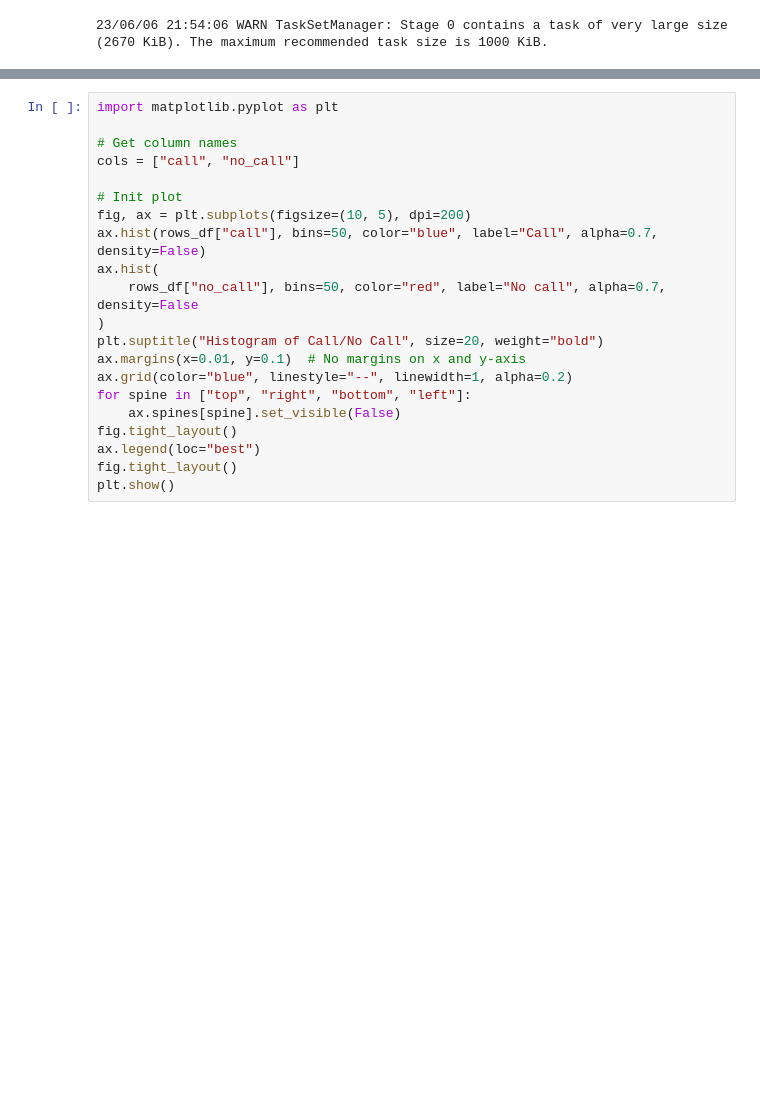
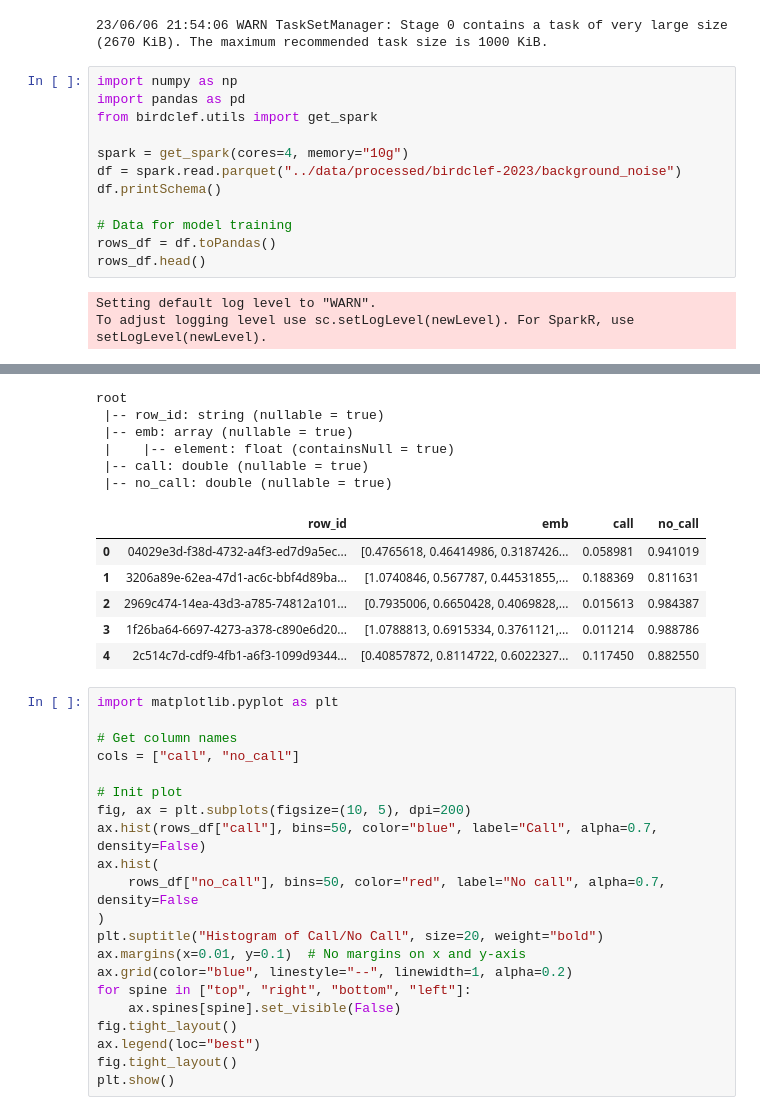
Before and after one commit to dsgt-birdclef/birdclef-2023, a Jupyter notebook: notebooks/mg-20230521-00-background-noise.ipynb, the cells around one changed output, grey strips where cells are left out. Cells and saved outputs as stored; diff of their text form; blank space fills up the shorter version.

```diff
--- a/notebooks/mg-20230521-00-background-noise.ipynb
+++ b/notebooks/mg-20230521-00-background-noise.ipynb
@@ -130,3 +130,18 @@ spark_df.repartition(2).write.mode("overwrite").parquet(
 # %% [output]
 [Stage 0:>                                                          (0 + 0) / 4]
 23/06/06 21:54:06 WARN TaskSetManager: Stage 0 contains a task of very large size (2670 KiB). The maximum recommended task size is 1000 KiB.
+# %%
+import numpy as np
+import pandas as pd
+from birdclef.utils import get_spark
+
+spark = get_spark(cores=4, memory="10g")
+df = spark.read.parquet("../data/processed/birdclef-2023/background_noise")
+df.printSchema()
+
+# Data for model training
+rows_df = df.toPandas()
+rows_df.head()
+# %% [output]
+Setting default log level to "WARN".
+To adjust logging level use sc.setLogLevel(newLevel). For SparkR, use setLogLevel(newLevel).
@@ -133,3 +149,15 @@ spark_df.repartition(2).write.mode("overwrite").parquet(
+root
+ |-- row_id: string (nullable = true)
+ |-- emb: array (nullable = true)
+ |    |-- element: float (containsNull = true)
+ |-- call: double (nullable = true)
+ |-- no_call: double (nullable = true)
+|  | row_id | emb | call | no_call |
+| 0 | 04029e3d-f38d-4732-a4f3-ed7d9a5ec... | [0.4765618, 0.46414986, 0.3187426... | 0.058981 | 0.941019 |
+| 1 | 3206a89e-62ea-47d1-ac6c-bbf4d89ba... | [1.0740846, 0.567787, 0.44531855,... | 0.188369 | 0.811631 |
+| 2 | 2969c474-14ea-43d3-a785-74812a101... | [0.7935006, 0.6650428, 0.4069828,... | 0.015613 | 0.984387 |
+| 3 | 1f26ba64-6697-4273-a378-c890e6d20... | [1.0788813, 0.6915334, 0.3761121,... | 0.011214 | 0.988786 |
+| 4 | 2c514c7d-cdf9-4fb1-a6f3-1099d9344... | [0.40857872, 0.8114722, 0.6022327... | 0.117450 | 0.882550 |
 # %%
 import matplotlib.pyplot as plt
 
```
Also changed, not shown: parts of 8 cells of this notebook.
